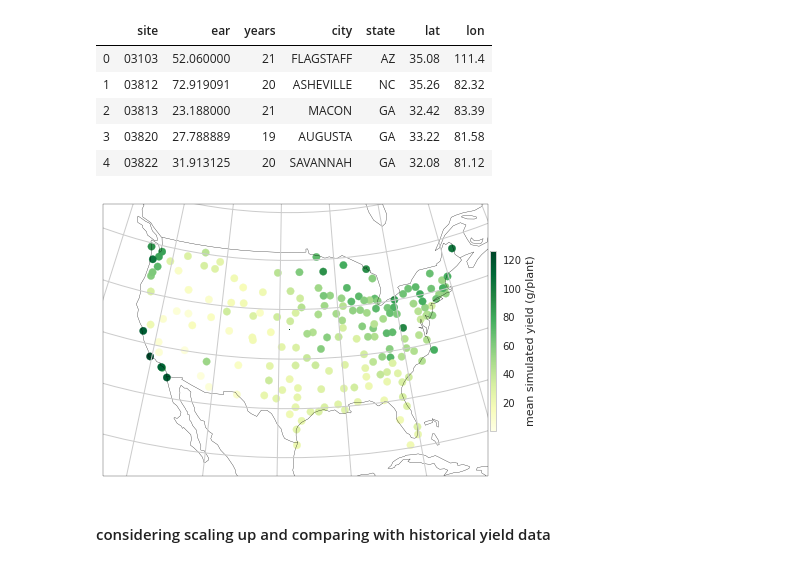
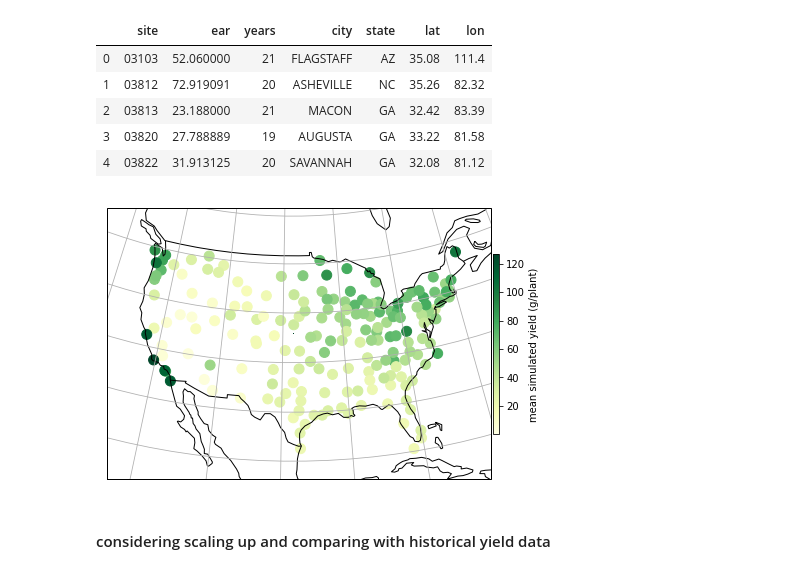
Before and after one commit to jennhsiao/upscale, a Jupyter notebook: notebooks/sim_process.ipynb, the cells around one changed output. Drawn from its saved outputs; the diff is of its cells as text; code cells hidden in the pictures.

```diff
--- a/notebooks/sim_process.ipynb
+++ b/notebooks/sim_process.ipynb
@@ -181,28 +185,28 @@ df_sitesum.head()
 # %%
 from palettable.colorbrewer.sequential import YlGn_9
 
 fig = plt.figure(figsize=(8,5))
 extent = [-123, -72, 19, 53]
 ax = plt.axes(projection=ccrs.AlbersEqualArea(central_latitude=39.5, central_longitude=-98.35))
 ax.scatter(df_sitesum.lon.astype(float)*-1, df_sitesum.lat.astype(float),
            transform=ccrs.PlateCarree(),
-           s=55, c=df_sitesum.ear, cmap=YlGn_9.mpl_colormap)
+           s=100, c=df_sitesum.ear, cmap=YlGn_9.mpl_colormap)
 ax.set_extent(extent)
 ax.add_feature(cfeature.COASTLINE)
 ax.add_feature(cfeature.BORDERS)
 ax.gridlines()
 
 # weird way to brute force add color bar scale - there might be a better way
 lim = np.array([[df_sitesum.ear.min(), df_sitesum.ear.max()]])
 im1 = plt.imshow(lim, cmap=YlGn_9.mpl_colormap)
 im1.set_visible("False")
 cb_ax1 = fig.add_axes([0.85, 0.25, 0.01, 0.5])
 cb1 = plt.colorbar(im1, cax=cb_ax1)
 cb1.ax.set_ylabel('mean simulated yield (g/plant)')
 
-plt.savefig('/home/disk/eos8/ach315/upscale/figs/mean_yield.png')
+plt.savefig('/home/disk/eos8/ach315/upscale/figs/mean_yield.png', format='png', dpi=1200)
 # %% [output]
-[figure, old version]
+[figure, new version]
 # %% [markdown]
 #### considering scaling up and comparing with historical yield data
 # %% [markdown]
```
Also changed, not shown: parts of 2 cells of this notebook, 4 other files.
